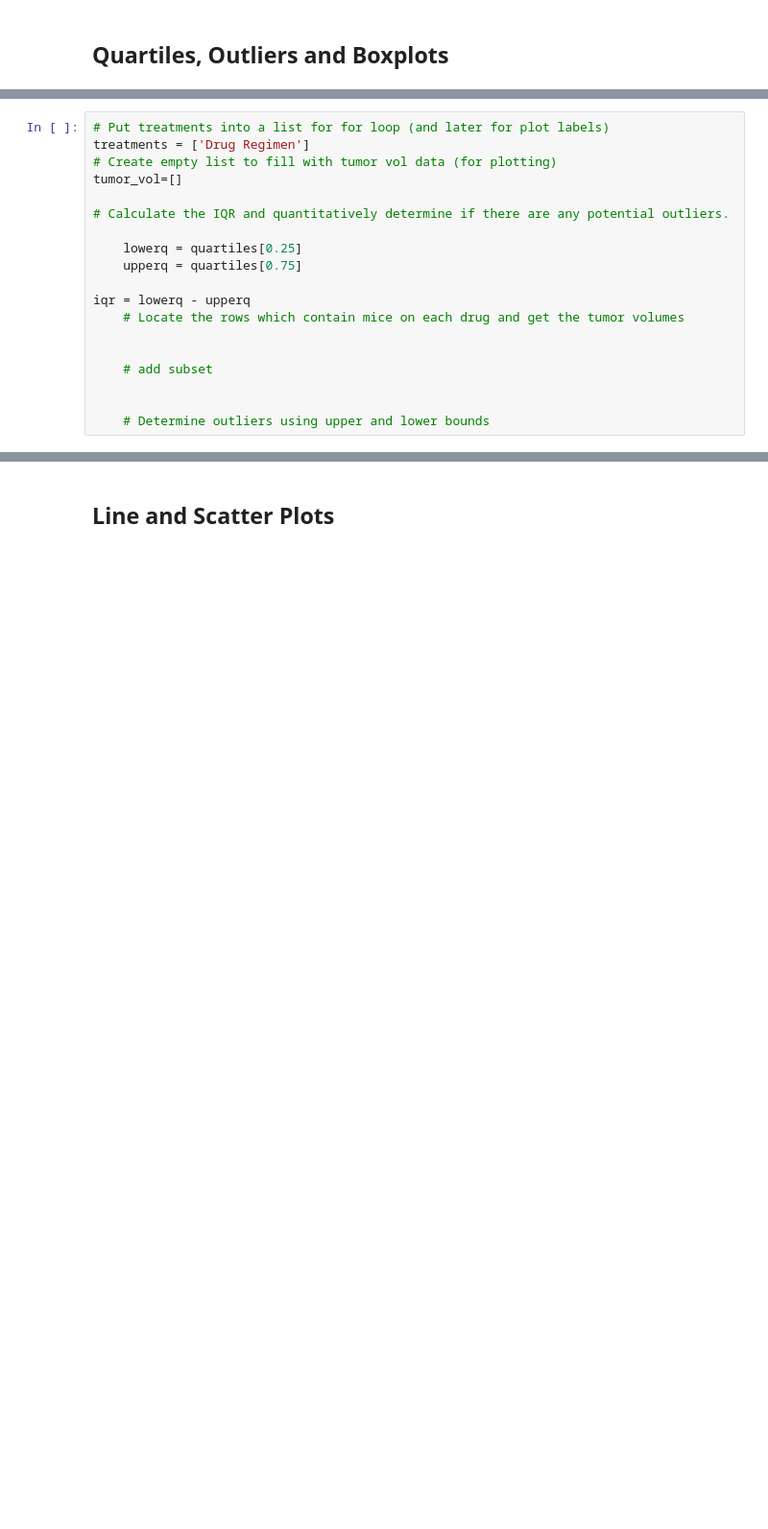
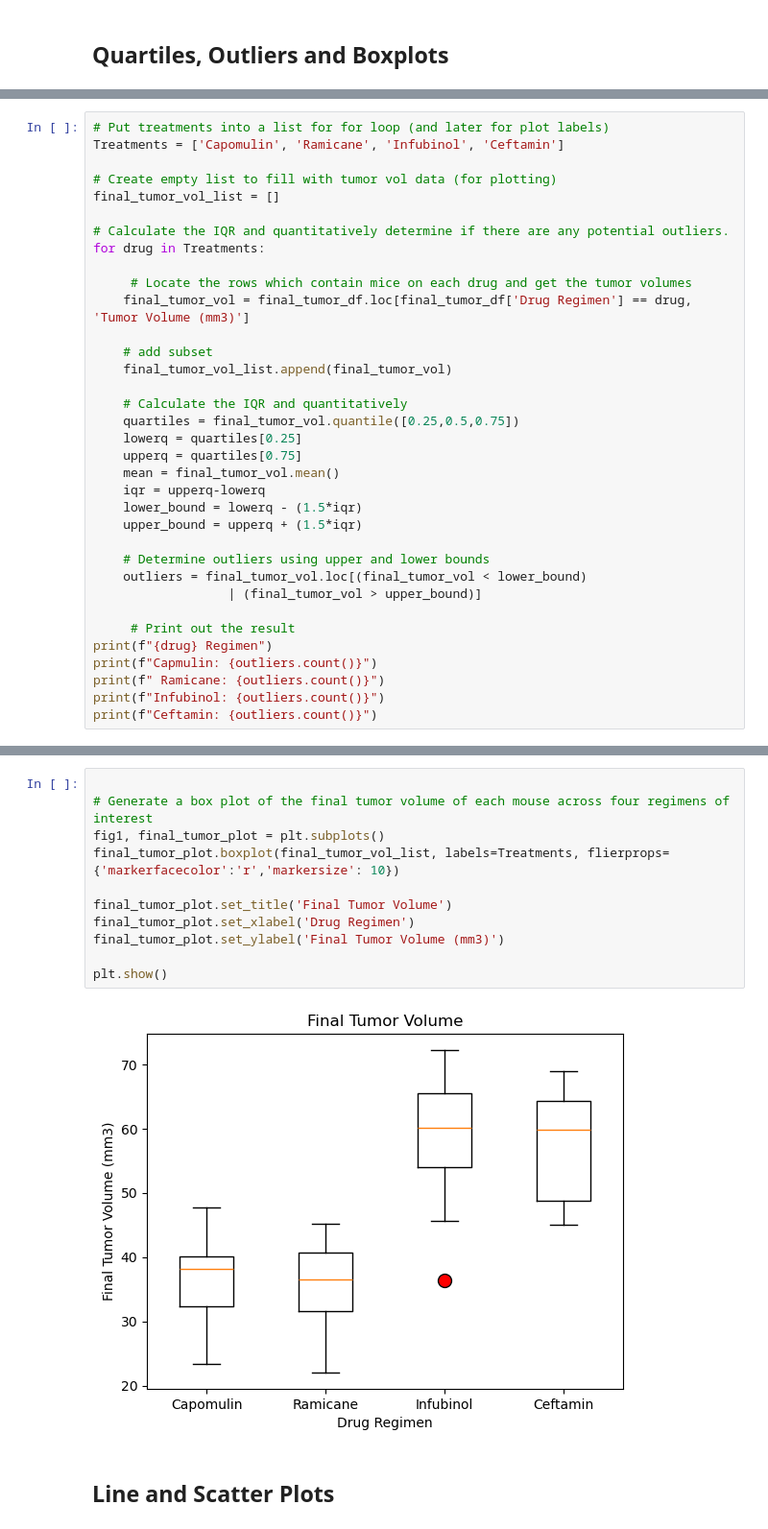
Before and after one commit to Njohanson5/Module-5, a Jupyter notebook: Module 5 HW pymaceuticals .ipynb, the cells around one changed output, grey strips where cells are left out. Shown at 96% size. Drawn from its saved outputs; the diff is of its cells as text; blank space fills up the shorter version.

```diff
--- a/Module 5 HW pymaceuticals .ipynb
+++ b/Module 5 HW pymaceuticals .ipynb
@@ -209,20 +166,36 @@ merged_two
 # %%
 # Put treatments into a list for for loop (and later for plot labels)
-treatments = ['Drug Regimen']
+Treatments = ['Capomulin', 'Ramicane', 'Infubinol', 'Ceftamin']
+
 # Create empty list to fill with tumor vol data (for plotting)
-tumor_vol=[]
+final_tumor_vol_list = []
 
 # Calculate the IQR and quantitatively determine if there are any potential outliers.
+for drug in Treatments:
 
+     # Locate the rows which contain mice on each drug and get the tumor volumes
+    final_tumor_vol = final_tumor_df.loc[final_tumor_df['Drug Regimen'] == drug, 'Tumor Volume (mm3)']
+
+    # add subset
+    final_tumor_vol_list.append(final_tumor_vol)
+
+    # Calculate the IQR and quantitatively
+    quartiles = final_tumor_vol.quantile([0.25,0.5,0.75])
     lowerq = quartiles[0.25]
     upperq = quartiles[0.75]
-
-iqr = lowerq - upperq
-    # Locate the rows which contain mice on each drug and get the tumor volumes
-
-
-    # add subset
-
+    mean = final_tumor_vol.mean()
+    iqr = upperq-lowerq
+    lower_bound = lowerq - (1.5*iqr)
+    upper_bound = upperq + (1.5*iqr)
 
     # Determine outliers using upper and lower bounds
+    outliers = final_tumor_vol.loc[(final_tumor_vol < lower_bound)
+                  | (final_tumor_vol > upper_bound)]
+
+     # Print out the result
+print(f"{drug} Regimen")
+print(f"Capmulin: {outliers.count()}")
+print(f" Ramicane: {outliers.count()}")
+print(f"Infubinol: {outliers.count()}")
+print(f"Ceftamin: {outliers.count()}")
 # %% [output]
@@ -234,2 +207,15 @@ IndentationError: unexpected indent (3559246807.py, line 8)
+# %%
+
+# Generate a box plot of the final tumor volume of each mouse across four regimens of interest
+fig1, final_tumor_plot = plt.subplots()
+final_tumor_plot.boxplot(final_tumor_vol_list, labels=Treatments, flierprops={'markerfacecolor':'r','markersize': 10})
+
+final_tumor_plot.set_title('Final Tumor Volume')
+final_tumor_plot.set_xlabel('Drug Regimen')
+final_tumor_plot.set_ylabel('Final Tumor Volume (mm3)')
+
+plt.show()
+# %% [output]
+[figure, added]
 # %% [markdown]
 ## Line and Scatter Plots
```
Also changed, not shown: parts of 18 cells of this notebook.
